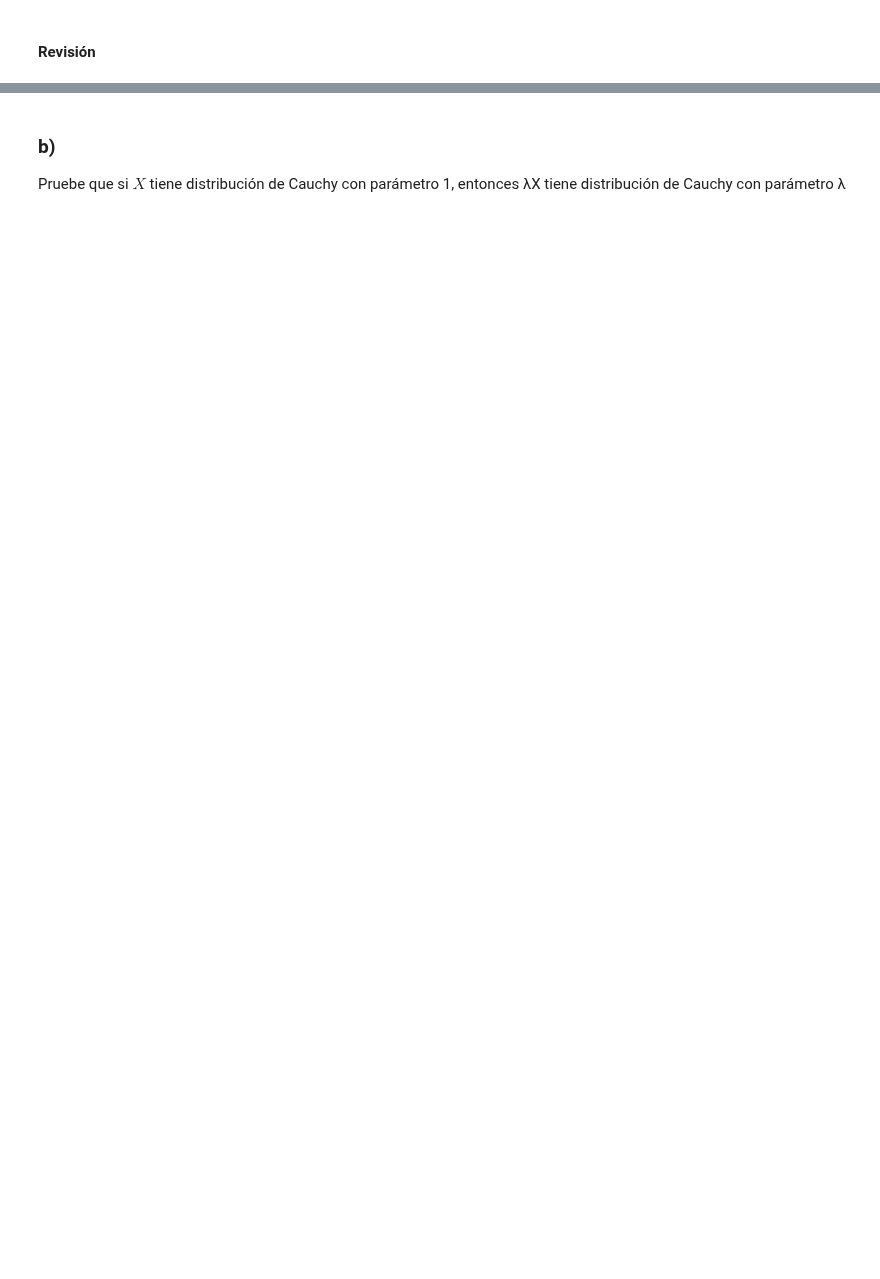
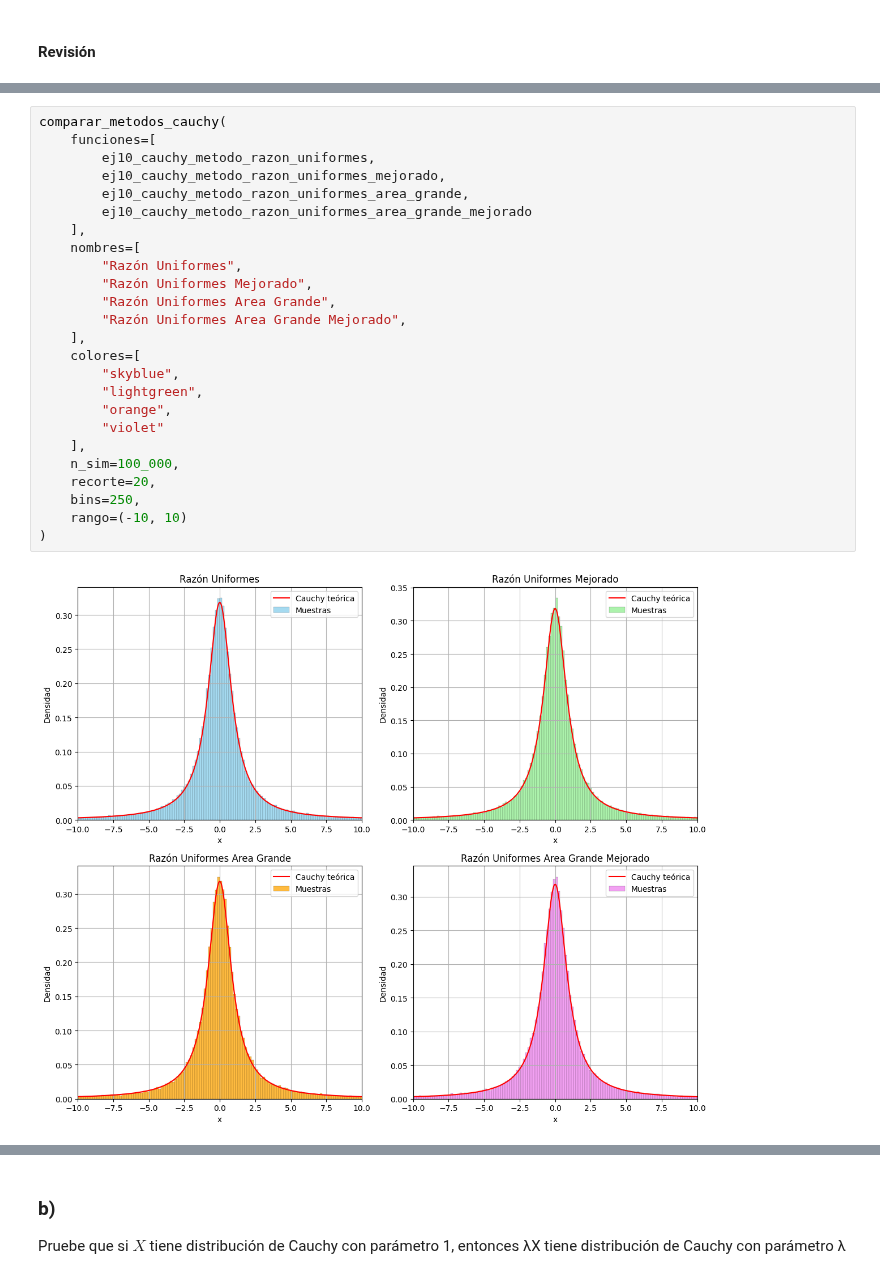
Before and after one commit to ramiro-l/ModelosYSimulacionFAMAF, a Jupyter notebook: Práctico5.ipynb, the cells around one changed output, grey strips where cells are left out. Cells and saved outputs as stored; diff of their text form; blank space fills up the shorter version.

```diff
--- a/Práctico5.ipynb
+++ b/Práctico5.ipynb
@@ -2349,0 +2355,27 @@ plt.show()
+# %%
+comparar_metodos_cauchy(
+    funciones=[
+        ej10_cauchy_metodo_razon_uniformes,
+        ej10_cauchy_metodo_razon_uniformes_mejorado,
+        ej10_cauchy_metodo_razon_uniformes_area_grande,
+        ej10_cauchy_metodo_razon_uniformes_area_grande_mejorado
+    ],
+    nombres=[
+        "Razón Uniformes",
+        "Razón Uniformes Mejorado",
+        "Razón Uniformes Area Grande",
+        "Razón Uniformes Area Grande Mejorado",
+    ],
+    colores=[
+        "skyblue",
+        "lightgreen",
+        "orange",
+        "violet"
+    ],
+    n_sim=100_000,
+    recorte=20,
+    bins=250,
+    rango=(-10, 10)
+)
+# %% [output]
+[figure, added]
```
Also changed, not shown: parts of 10 cells of this notebook.
